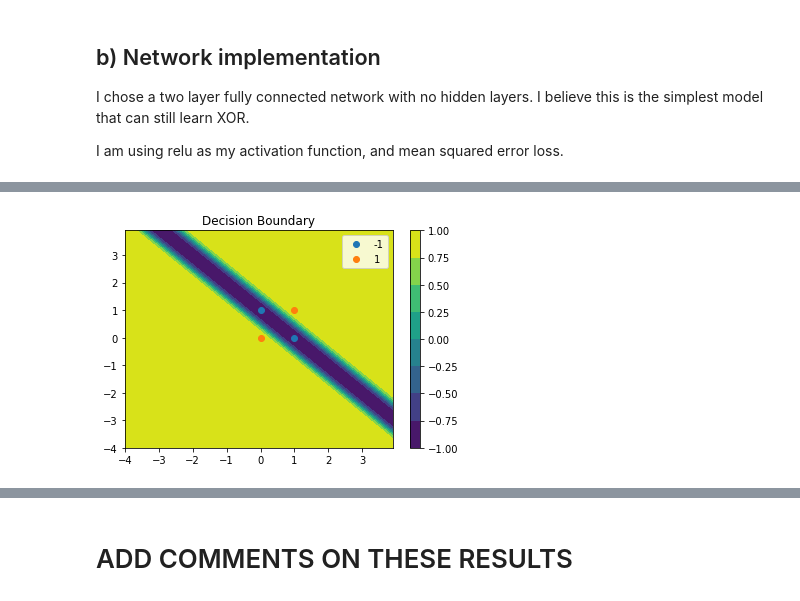
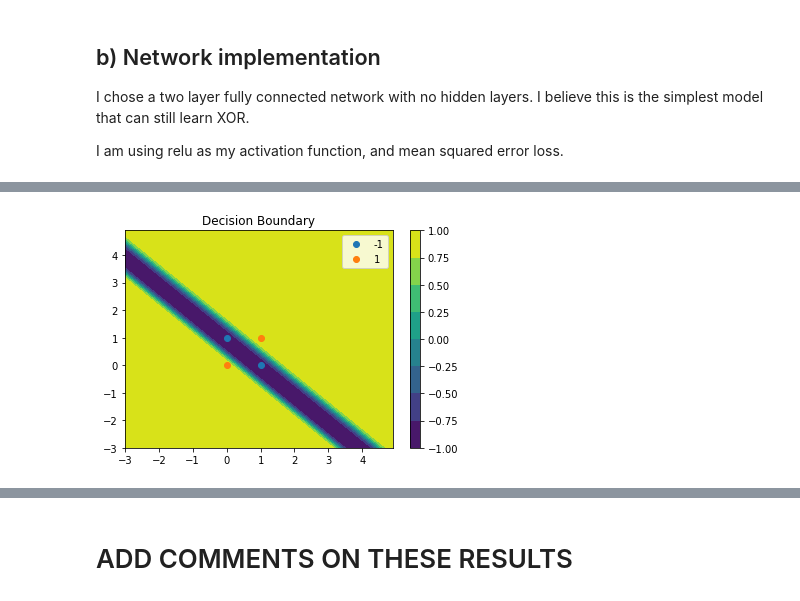
Before and after one commit to ezhang7423/ece180, a Jupyter notebook: hw5/xor.ipynb, the cells around one changed output, grey strips where cells are left out. Drawn from its saved outputs; the diff is of its cells as text; code cells hidden in the pictures.

```diff
--- a/hw5/xor.ipynb
+++ b/hw5/xor.ipynb
@@ -162,10 +155,10 @@ LOSS: 0.0006861669356094473
 # c) Classification visualization
 # https://towardsdatascience.com/hands-on-guide-to-plotting-a-decision-surface-for-ml-in-python-149710ee2a0e
 
-def model_visualize(train_x):
+def model_visualize(m, train_x):
     print('LOSS:', test(m, train_x, train_y, verbose=True))
-    x1_scale = np.arange(-4, 4, 0.1)
-    x2_scale = np.arange(-4, 4, 0.1)
+    x1_scale = np.arange(-3, 5, 0.1)
+    x2_scale = np.arange(-3, 5, 0.1)
     x_grid, y_grid = np.meshgrid(x1_scale, x2_scale)
     x_g, y_g = x_grid.flatten(), y_grid.flatten()
     x_g, y_g = x_g.reshape((len(x_g), 1)), y_g.reshape((len(y_g), 1))
@@ -192,7 +185,7 @@ def model_visualize(train_x):
     plt.legend()
 
 
-model_visualize(train_x)
+model_visualize(m, train_x)
 # %% [output]
 TEST X: [[0 0]
  [0 1]
@@ -204,4 +197,4 @@ LOSS: 0.0006861669356094473
-[figure, old version]
+[figure, new version]
 # %%
 # d) Using random points
 
```
Also changed, not shown: parts of 20 cells of this notebook, 1 other file.
